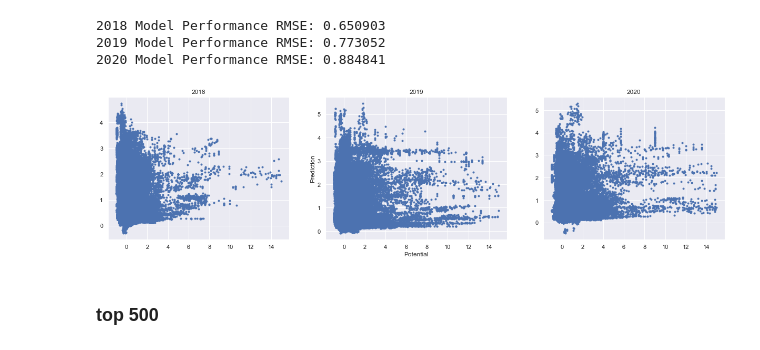
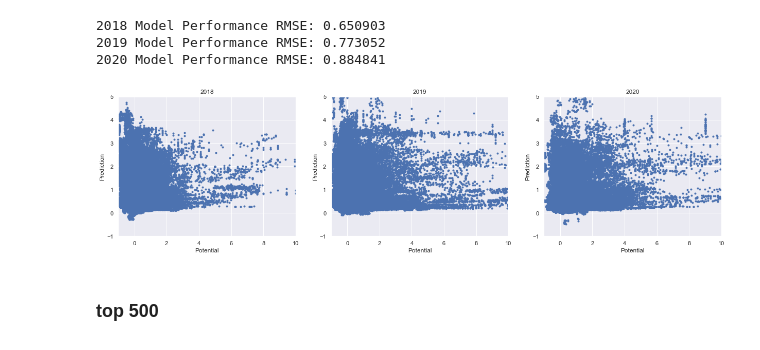
Before and after one commit to HansjoergW/bfh_mt_hs2020_robo_advisor, a Jupyter notebook: 04_train_with_more_companies.ipynb, the cells around one changed output. Saved outputs shown, nothing was run; the diff lists cells and outputs as text; code cells hidden in the pictures.

```diff
--- a/04_train_with_more_companies.ipynb
+++ b/04_train_with_more_companies.ipynb
@@ -217,7 +230,8 @@ testdata.count()
 df_predicted = pipeline.transform(testdata)
 # %%
 # create pandas dataframe
-df_predicted_pd = df_predicted.drop('features').toPandas()
+df_predicted_pd_orig = df_predicted.drop('features').toPandas()
+df_predicted_pd = df_predicted_pd_orig.copy()
 # %% [markdown]
 ## 08_Analysis
 # %% [markdown]
@@ -232,7 +247,7 @@ def calc_rsme(df:pd.DataFrame):
     rmse = ((df.r_potential-df.prediction)**2).mean()**0.5
     return rmse
 # %%
-def draw_box(df_arr:List[pd.DataFrame], labels: List[str]):
+def draw_scatter(df_arr:List[pd.DataFrame], labels: List[str]):
     number = len(df_arr)
     fig, ax = plt.subplots(1, number, figsize=(number * 7,5))
 
@@ -242,12 +257,19 @@ def draw_box(df_arr:List[pd.DataFrame], labels: List[str]):
 
             ax[i].set_title(labels[i])
 
-            ax[1].set(xlabel='Potential', ylabel='Prediction')
+            ax[i].set_ylim(-1,5)
+            ax[i].set_xlim(-1,10)
+
+
+            ax[i].set(xlabel='Potential', ylabel='Prediction')
     else:
             ax.plot(df_arr[0].r_potential, df_arr[0].prediction,'b.')
 
             ax.set_title(labels[0])
 
+            ax.set_ylim(-1,5)
+            ax.set_xlim(-1,10)
+
             ax.set(xlabel='Potential', ylabel='Prediction')
 # %%
 def create_groups(df:pd.DataFrame) -> List[pd.DataFrame]:
@@ -303,9 +333,9 @@ print("2020 Model Performance RMSE: %f" % calc_rsme(df_2020))
 2019 Model Performance RMSE: 0.773052
 2020 Model Performance RMSE: 0.884841
 # %%
-draw_box([df_2018, df_2019,df_2020],['2018','2019','2020'])
+draw_scatter([df_2018, df_2019,df_2020],['2018','2019','2020'])
 # %% [output]
-[figure, old version]
+[figure, new version]
 # %% [markdown]
 ### top 500
 # %%
```
Also changed, not shown: parts of 28 cells of this notebook.
